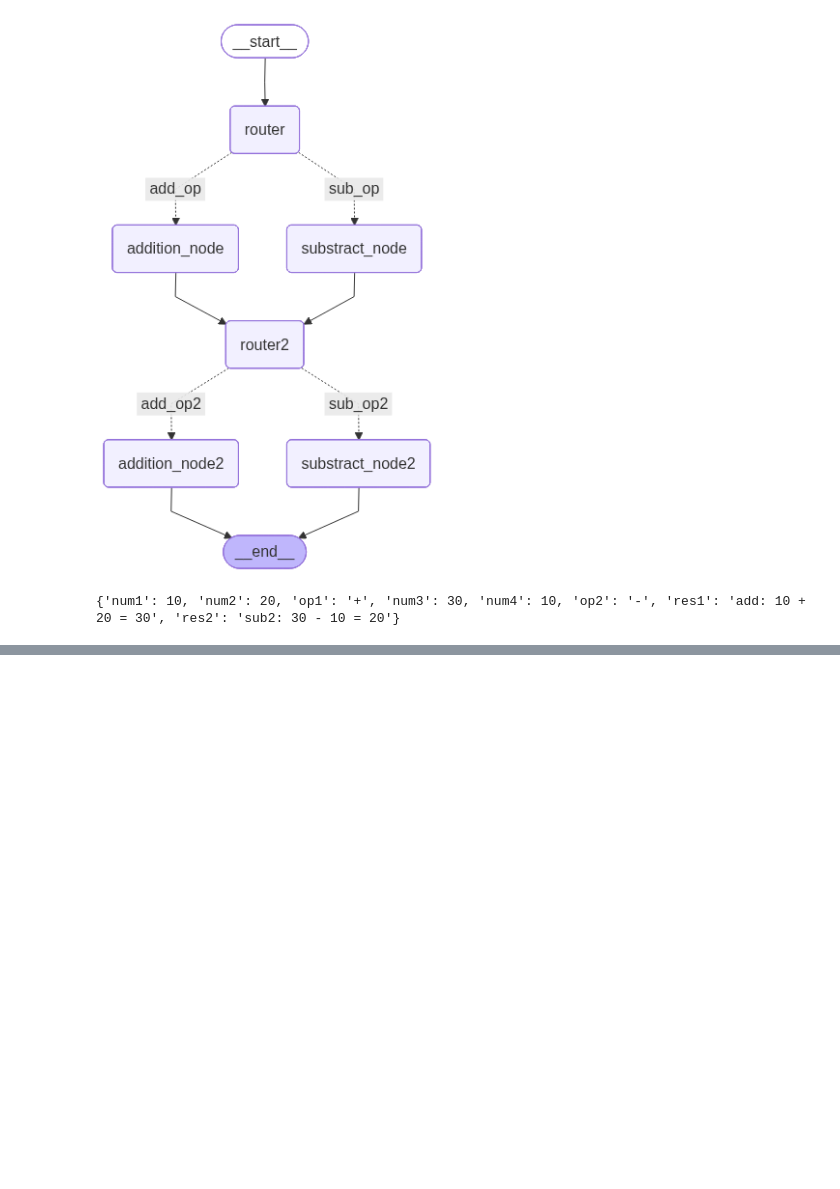
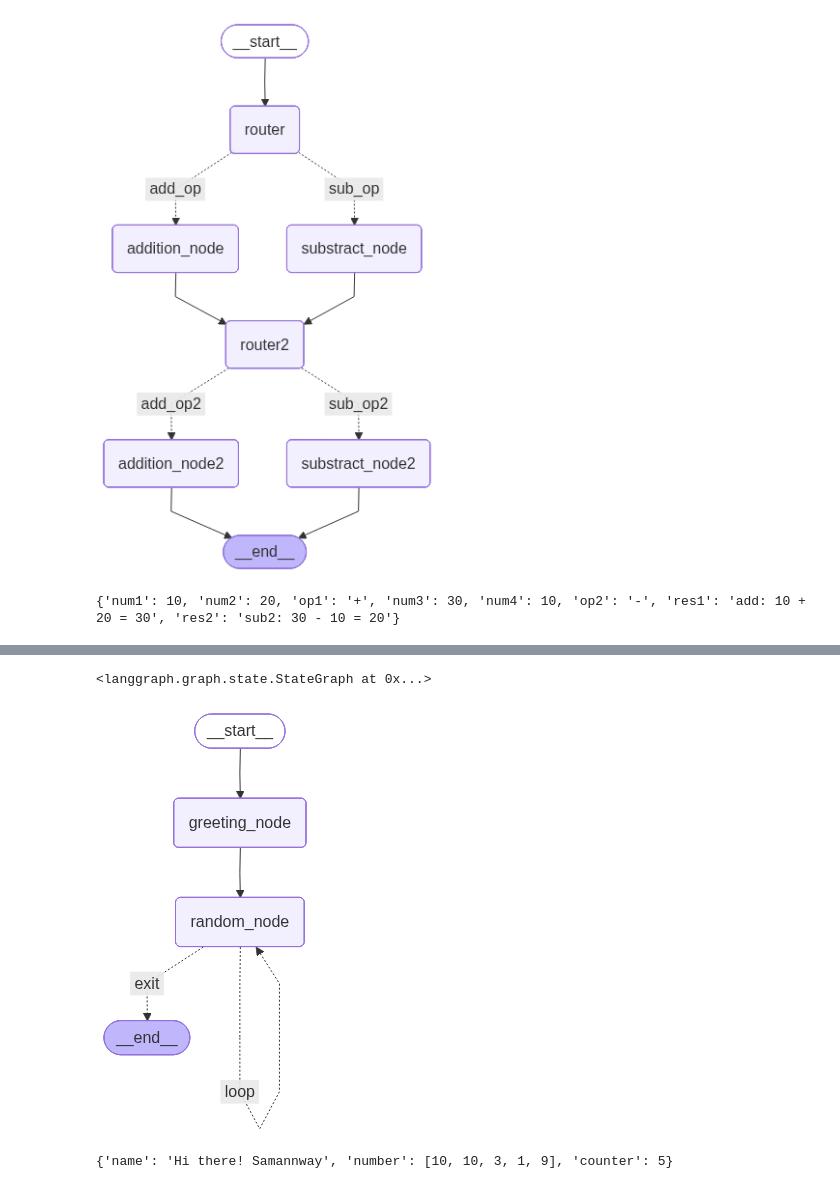
Before and after one commit to Geeky-Sam01/langgraph-multiagent, a Jupyter notebook: graphAgents.ipynb, the cells around one changed output, grey strips where cells are left out. Cells and saved outputs as stored; diff of their text form; code cells hidden in the pictures; blank space fills up the shorter version.

Commit message:
graph with loops

```diff
--- a/graphAgents.ipynb
+++ b/graphAgents.ipynb
@@ -86,0 +91,48 @@ print(result)
+# %%
+class AgentClass(TypedDict):
+    name: str
+    number: List[int]
+    counter: int
+# %%
+def greet(state: AgentClass) -> AgentClass:
+    """Greets the user"""
+    state['name']=f"Hi there! {state['name']}"
+    state['counter']=0
+    return state
+
+def random_node(state: AgentClass)-> AgentClass:
+    """Generate random nums 0-10"""
+    import random
+    state['number'].append(random.randint(0,10))
+    state['counter'] += 1
+    return state
+
+def should_cont(state: AgentClass)-> AgentClass:
+    """funciton to decide what to do next"""
+    if state['counter'] < 5:
+        return "loop"
+    else:
+        return "exit"
+# %%
+graph = StateGraph(AgentClass)
+graph.add_node('greeting_node',greet)
+graph.add_node('random_node',random_node)
+graph.add_edge('greeting_node','random_node')
+graph.add_conditional_edges(
+    'random_node', #source
+    should_cont, #action
+    {
+        "loop" : 'random_node',
+        "exit": END
+    }
+)
+graph.set_entry_point('greeting_node')
+# %% [output]
+<langgraph.graph.state.StateGraph at 0x...>
+# %%
+app = graph.compile()
+# %%
+from IPython.display import Image, display
+display(Image(app.get_graph().draw_mermaid_png()))
+# %% [output]
+[figure, added]
@@ -86,0 +141,4 @@ print(result)
+# %%
+print(result)
+# %% [output]
+{'name': 'Hi there! Samannway', 'number': [10, 10, 3, 1, 9], 'counter': 5}
```
Also changed, not shown: parts of 9 cells of this notebook.
